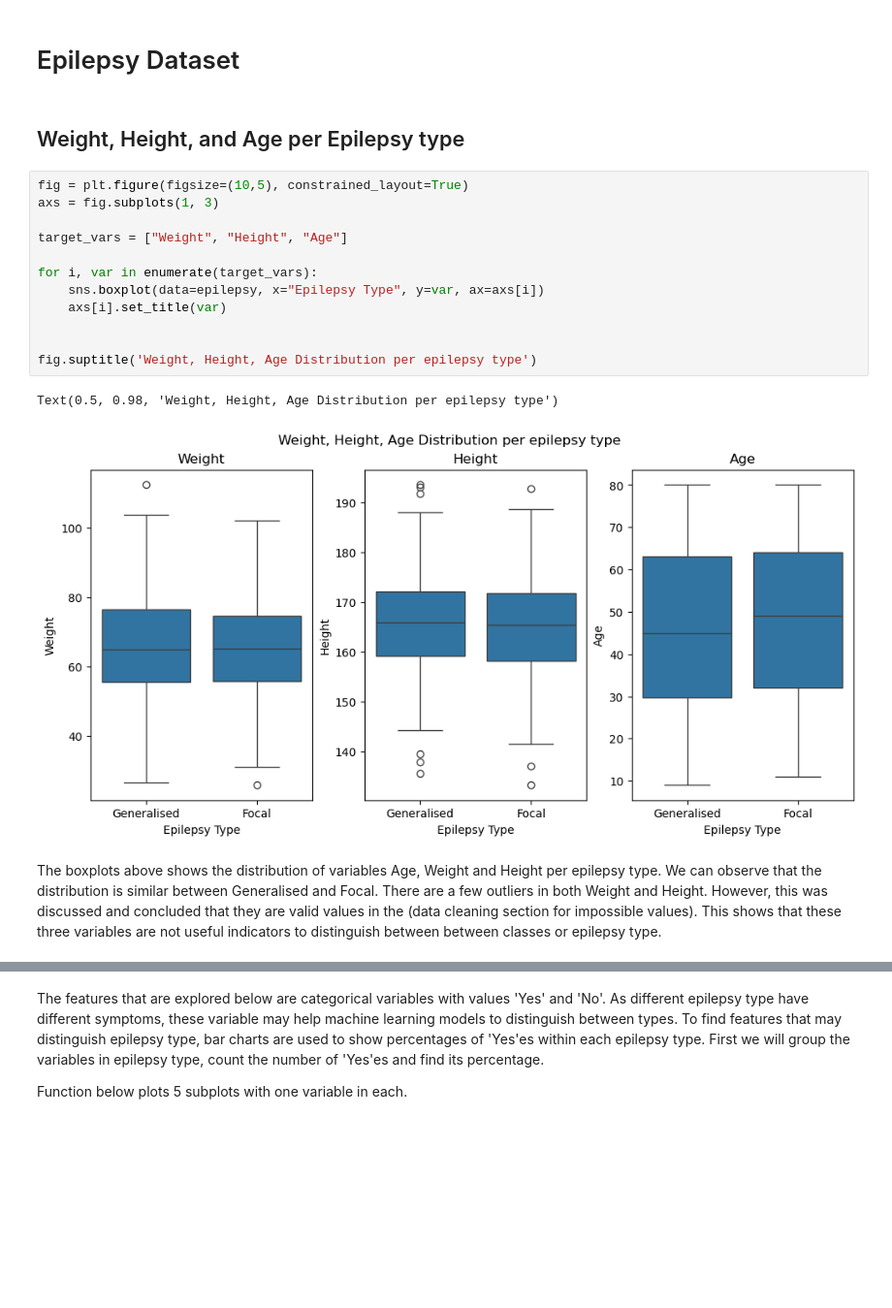
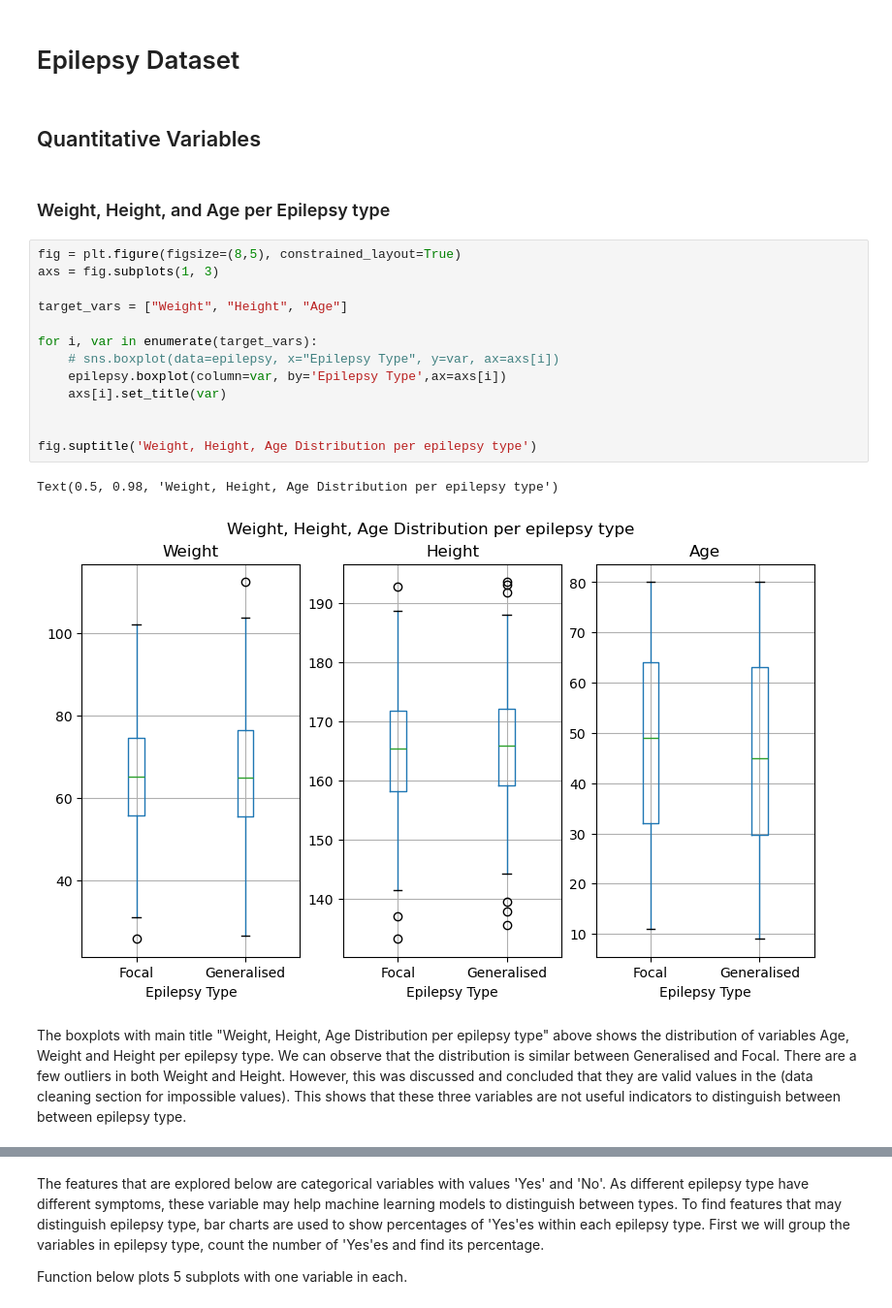
Before and after one commit to BeanXR/Case_Studies_2026_Sem_2_Task_1_Xian_Ren_Ng, a Jupyter notebook: Task_1_Data_Exploration.ipynb, the cells around one changed output, grey strips where cells are left out. Shown at 97% size. Saved outputs shown, nothing was run; the diff lists cells and outputs as text; blank space fills up the shorter version.

Commit message:
Added more exploration for epilepsy dataset and explanation in readme file

```diff
--- a/Task_1_Data_Exploration.ipynb
+++ b/Task_1_Data_Exploration.ipynb
@@ -30,23 +30,26 @@ epilepsy.head()
 pd.reset_option('display.max_columns')
 # %% [markdown]
 # Epilepsy Dataset
+# %% [markdown]
+## Quantitative Variables
 # %% [markdown]
-## Weight, Height, and Age per Epilepsy type
+### Weight, Height, and Age per Epilepsy type
 # %%
-fig = plt.figure(figsize=(10,5), constrained_layout=True)
+fig = plt.figure(figsize=(8,5), constrained_layout=True)
 axs = fig.subplots(1, 3)
 
 target_vars = ["Weight", "Height", "Age"]
 
 for i, var in enumerate(target_vars):
-    sns.boxplot(data=epilepsy, x="Epilepsy Type", y=var, ax=axs[i])
+    # sns.boxplot(data=epilepsy, x="Epilepsy Type", y=var, ax=axs[i])
+    epilepsy.boxplot(column=var, by='Epilepsy Type',ax=axs[i])
     axs[i].set_title(var)
 
 
 fig.suptitle('Weight, Height, Age Distribution per epilepsy type')
 # %% [output]
 Text(0.5, 0.98, 'Weight, Height, Age Distribution per epilepsy type')
-[figure, old version]
+[figure, new version]
 # %% [markdown]
-The boxplots above shows the distribution of variables Age, Weight and Height per epilepsy type. We can observe that the distribution is similar between Generalised and Focal. There are a few outliers in both Weight and Height. However, this was discussed and concluded that they are valid values in the (data cleaning section for impossible values). This shows that these three variables are not useful indicators to distinguish between between classes or epilepsy type.
+The boxplots with main title "Weight, Height, Age Distribution per epilepsy type" above shows the distribution of variables Age, Weight and Height per epilepsy type. We can observe that the distribution is similar between Generalised and Focal. There are a few outliers in both Weight and Height. However, this was discussed and concluded that they are valid values in the (data cleaning section for impossible values). This shows that these three variables are not useful indicators to distinguish between between epilepsy type.
 # %% [markdown]
```
Also changed, not shown: parts of 25 cells of this notebook, 1 other file.
